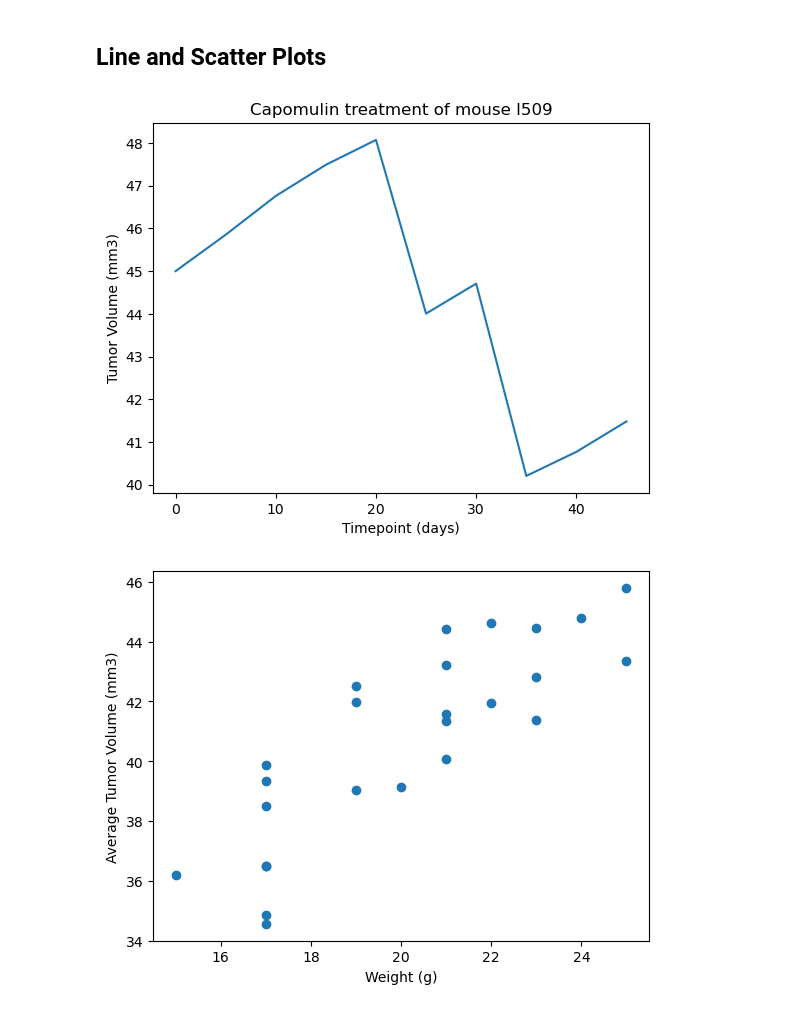
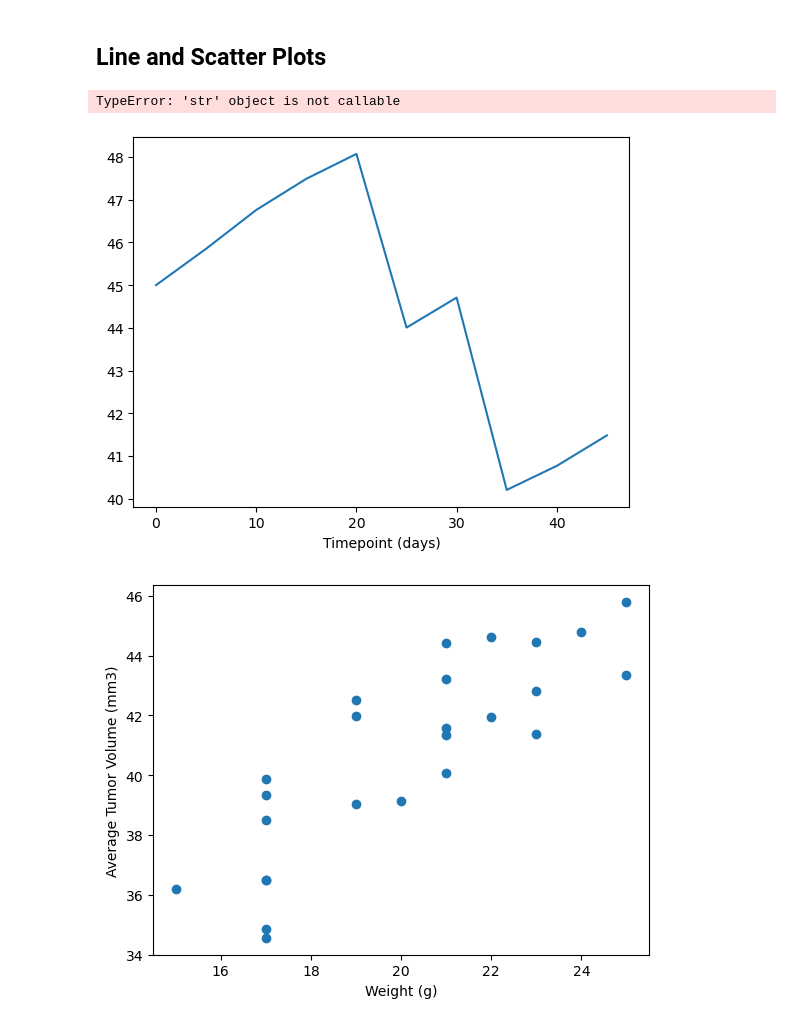
Before and after one commit to Olufemi-Olarewaju/Pymaceuticals, a Jupyter notebook: pymaceuticals_starter.ipynb, the cells around one changed output. Saved outputs shown, nothing was run; the diff lists cells and outputs as text; code cells hidden in the pictures.

```diff
--- a/pymaceuticals_starter.ipynb
+++ b/pymaceuticals_starter.ipynb
@@ -377,8 +377,18 @@ plt.show()
 ## Line and Scatter Plots
 # %%
 # Generate a line plot of tumor volume vs. time point for a single mouse treated with Capomulin
+mouse_l509_df = clean_data_df.loc[clean_data_df["Mouse ID"]=="l509", :]
+x_axis = mouse_l509_df["Timepoint"]
+y_axis = mouse_l509_df["Tumor Volume (mm3)"]
+
+plt.plot(x_axis, y_axis)
+plt.xlabel("Timepoint (days)")
+plt.ylabel("Tumor Volume (mm3)")
+plt.title("Capomulin Treatment of Mouse l509")
+plt.show()
 # %% [output]
+TypeError: 'str' object is not callable
-[figure, old version]
+[figure, new version]
 # %%
 # Generate a scatter plot of mouse weight vs. the average observed tumor volume for the entire Capomulin regimen
 # %% [output]
```
